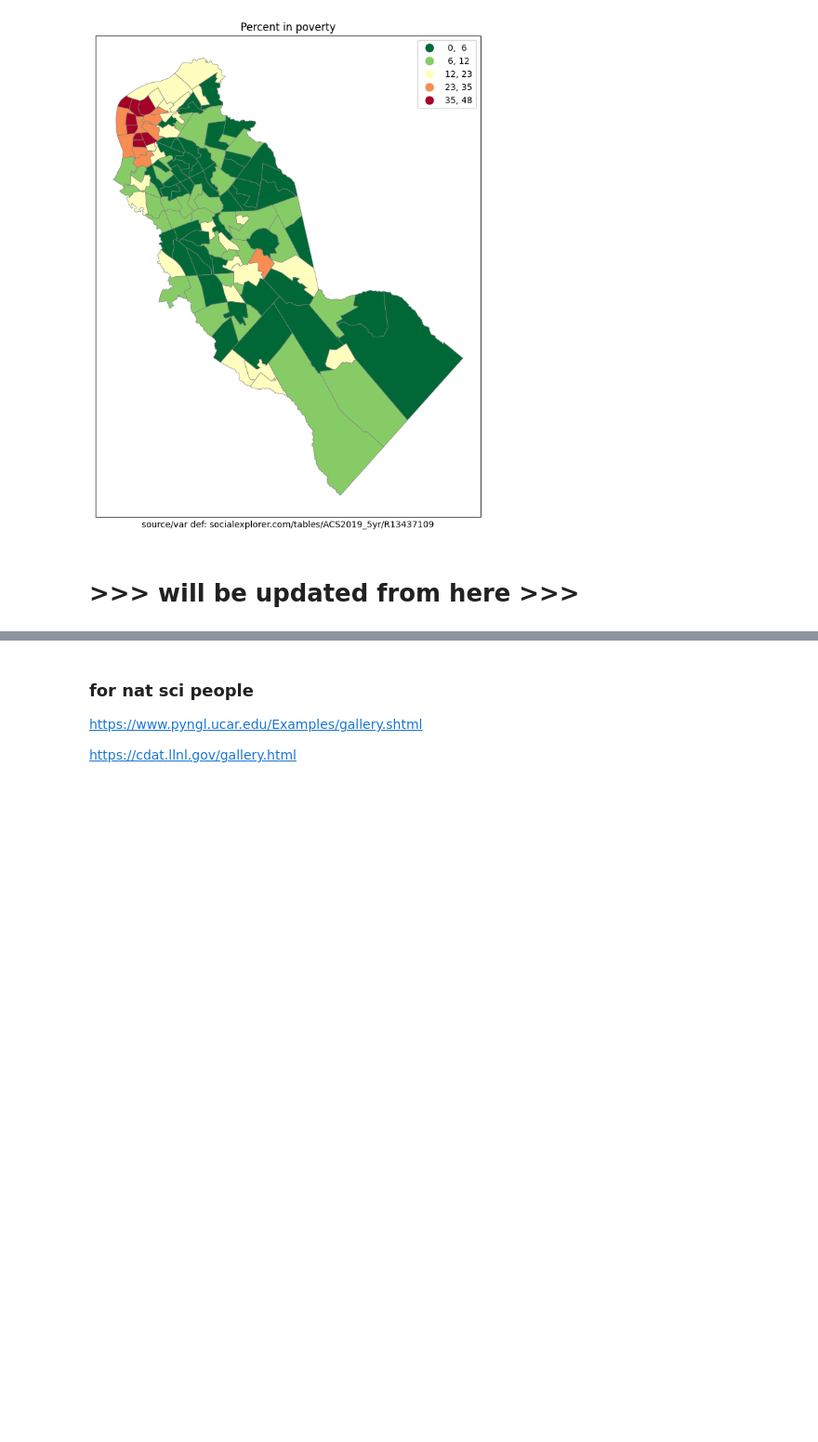
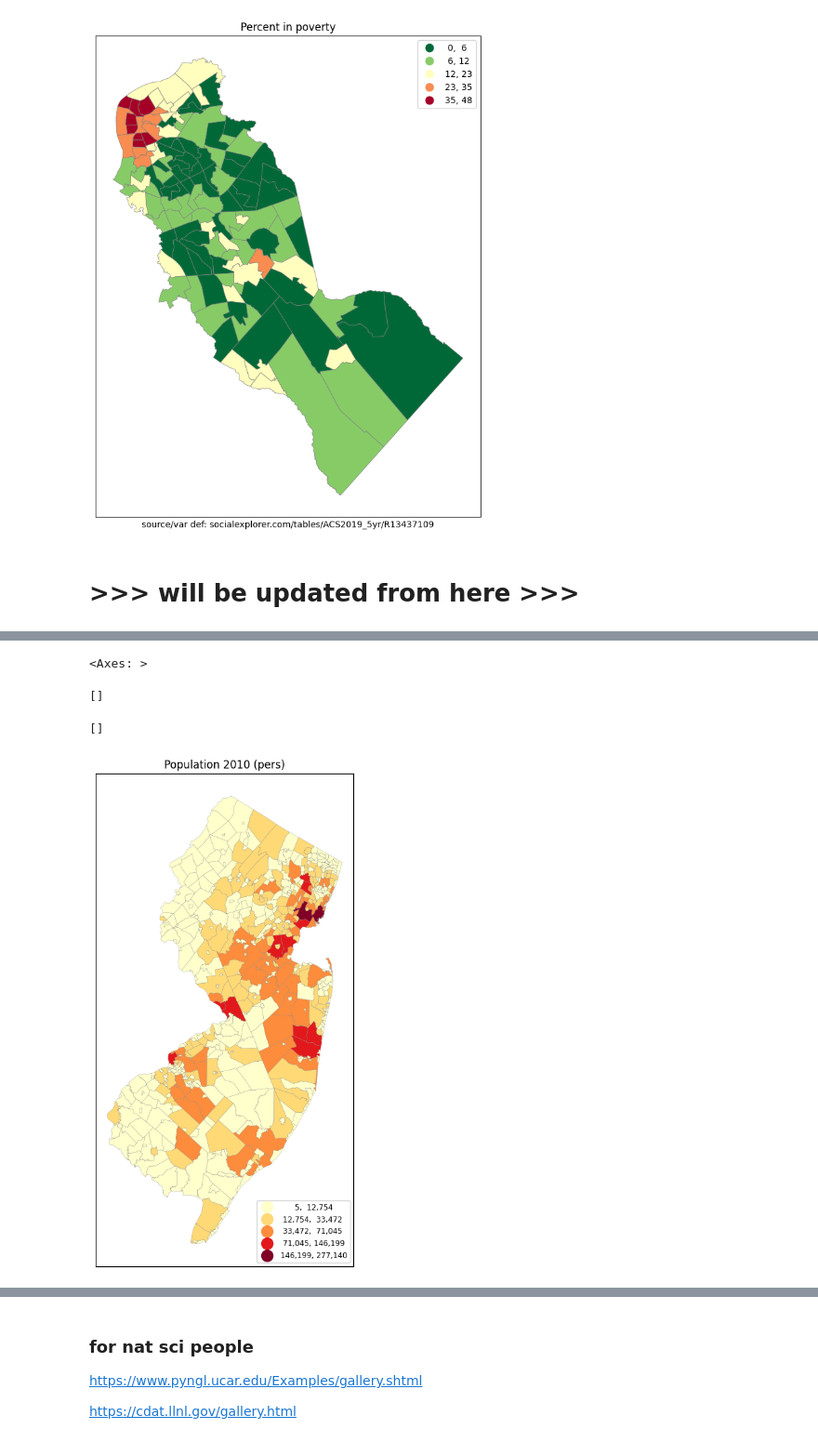
Before and after one commit to theaok/gisPy, a Jupyter notebook: map.ipynb, the cells around one changed output, grey strips where cells are left out. Shown at 93% size. Drawn from its saved outputs; the diff is of its cells as text; code cells hidden in the pictures; blank space fills up the shorter version.

```diff
--- a/map.ipynb
+++ b/map.ipynb
@@ -756,0 +803,15 @@ and other advanced stuff from my vis class as per matplotlib
+# %%
+njM0=gpd.read_file('nj_munis.shp')
+njM=njM0[['COUNTY','POP2010','POPDEN2010','SQ_MILES','geometry']]
+# %%
+fig, ax = plt.subplots(1, figsize=(6,10))
+njM.plot(ax=ax,column='POP2010',legend=True,cmap='YlOrRd',scheme='natural_breaks',k=5,
+         edgecolor='grey',linewidth=0.2,legend_kwds= {"fmt": "{:,.0f}",
+        'loc':'lower right','title_fontsize':'medium','fontsize':'small','markerscale':1.4}) #
+ax.title.set_text("Population 2010 (pers)")
+ax.set_xticks([]); ax.set_yticks([])
+# %% [output]
+<Axes: >
+[]
+[]
+[figure, added]
```
Also changed, not shown: parts of 31 cells of this notebook.
